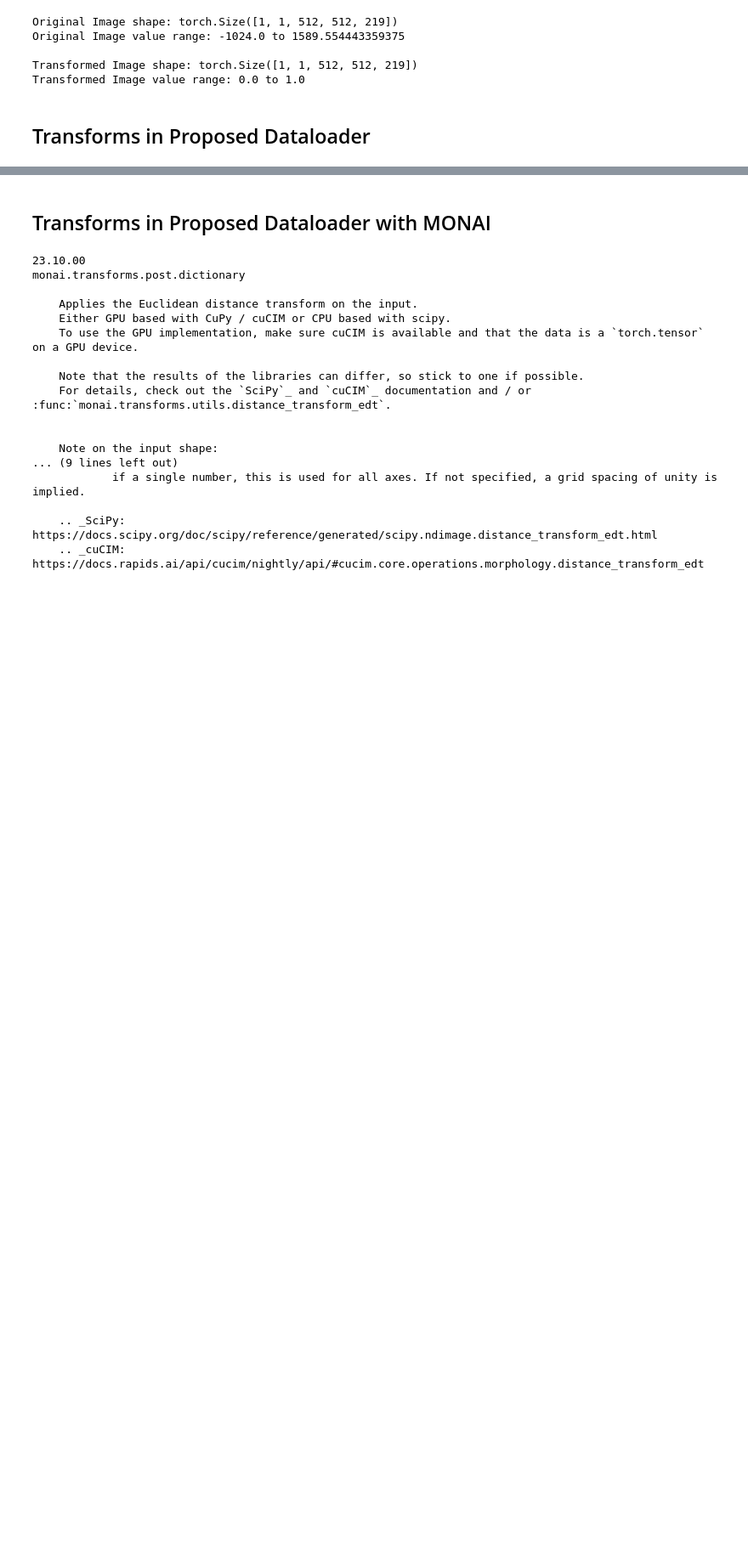
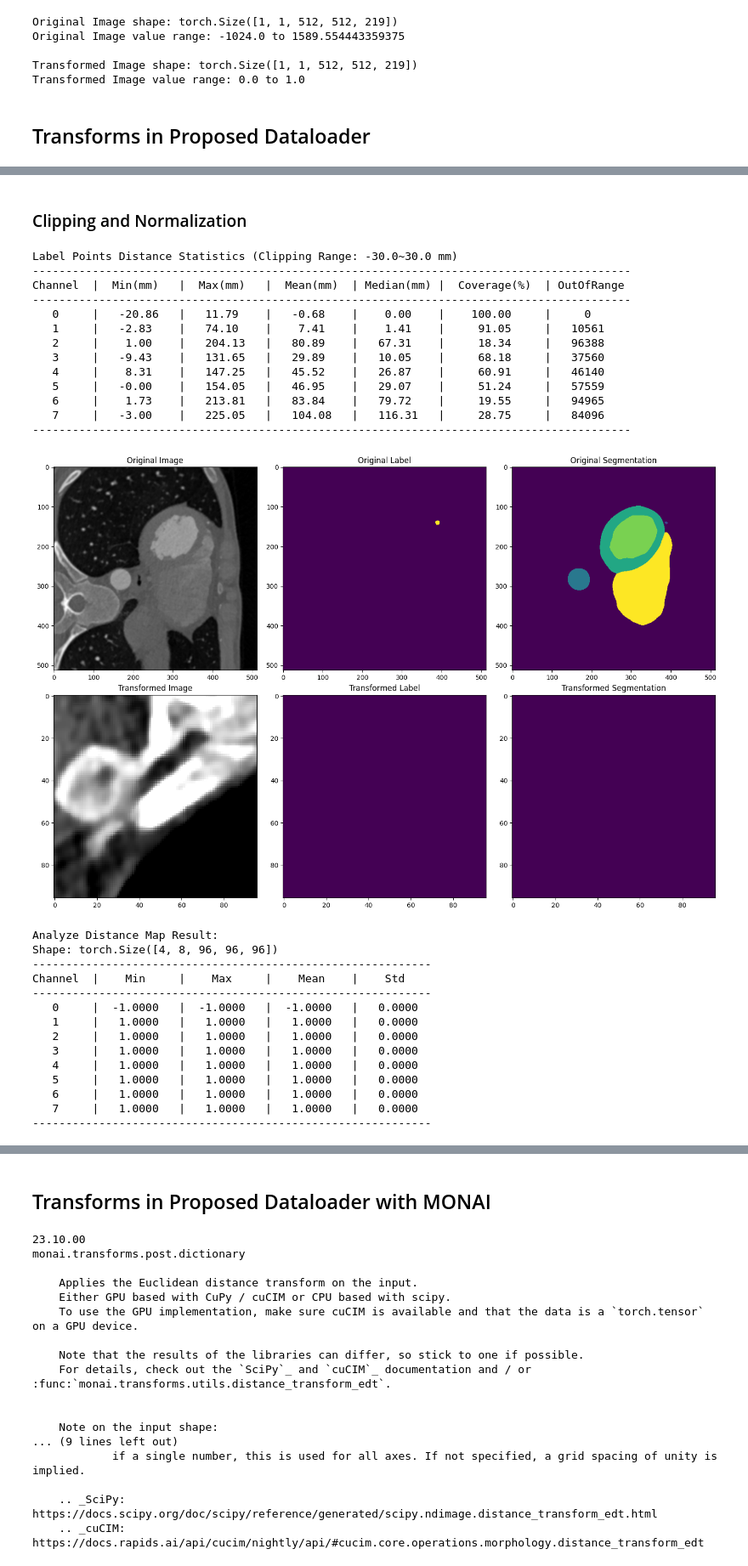
Before and after one commit to seoooa/coronary-artery, a Jupyter notebook: nbs/imageCAS.ipynb, the cells around one changed output, grey strips where cells are left out. Shown at 85% size. Cells and saved outputs as stored; diff of their text form; code cells hidden in the pictures; blank space fills up the shorter version.

```diff
--- a/nbs/imageCAS.ipynb
+++ b/nbs/imageCAS.ipynb
@@ -999,0 +1050,2 @@ visualize_transforms(image_path, label_path, seg_path, slice_idx=80, transform=v
+# %% [markdown]
+### Clipping and Normalization
@@ -999,0 +1236,36 @@ visualize_transforms(image_path, label_path, seg_path, slice_idx=80, transform=v
+# %%
+case_dir = "data/imageCAS/test/790"
+image_path = os.path.join(case_dir, "img.nii.gz")
+label_path = os.path.join(case_dir, "label.nii.gz")
+seg_path = os.path.join(case_dir, "heart_combined.nii.gz")
+
+visualize_transforms(image_path, label_path, seg_path, slice_idx=80, transform=train_transforms)
+# %% [output]
+Label Points Distance Statistics (Clipping Range: -30.0~30.0 mm)
+------------------------------------------------------------------------------------------
+Channel  |  Min(mm)   |  Max(mm)   |  Mean(mm)  | Median(mm) |  Coverage(%)  | OutOfRange
+------------------------------------------------------------------------------------------
+   0     |   -20.86   |   11.79    |   -0.68    |    0.00    |    100.00     |     0
+   1     |   -2.83    |   74.10    |    7.41    |    1.41    |     91.05     |   10561
+   2     |    1.00    |   204.13   |   80.89    |   67.31    |     18.34     |   96388
+   3     |   -9.43    |   131.65   |   29.89    |   10.05    |     68.18     |   37560
+   4     |    8.31    |   147.25   |   45.52    |   26.87    |     60.91     |   46140
+   5     |   -0.00    |   154.05   |   46.95    |   29.07    |     51.24     |   57559
+   6     |    1.73    |   213.81   |   83.84    |   79.72    |     19.55     |   94965
+   7     |   -3.00    |   225.05   |   104.08   |   116.31   |     28.75     |   84096
+------------------------------------------------------------------------------------------
+[figure, added]
+Analyze Distance Map Result:
+Shape: torch.Size([4, 8, 96, 96, 96])
+------------------------------------------------------------
+Channel  |    Min     |    Max     |    Mean    |    Std
+------------------------------------------------------------
+   0     |  -1.0000   |  -1.0000   |  -1.0000   |   0.0000
+   1     |   1.0000   |   1.0000   |   1.0000   |   0.0000
+   2     |   1.0000   |   1.0000   |   1.0000   |   0.0000
+   3     |   1.0000   |   1.0000   |   1.0000   |   0.0000
+   4     |   1.0000   |   1.0000   |   1.0000   |   0.0000
+   5     |   1.0000   |   1.0000   |   1.0000   |   0.0000
+   6     |   1.0000   |   1.0000   |   1.0000   |   0.0000
+   7     |   1.0000   |   1.0000   |   1.0000   |   0.0000
+------------------------------------------------------------
```
Also changed, not shown: parts of 26 cells of this notebook, 1 other file.
